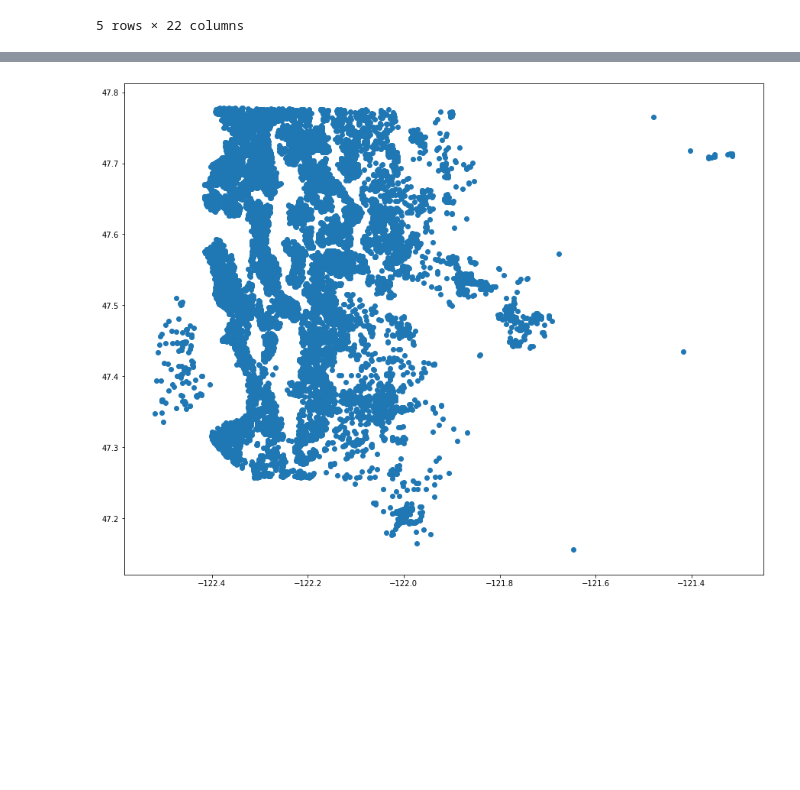
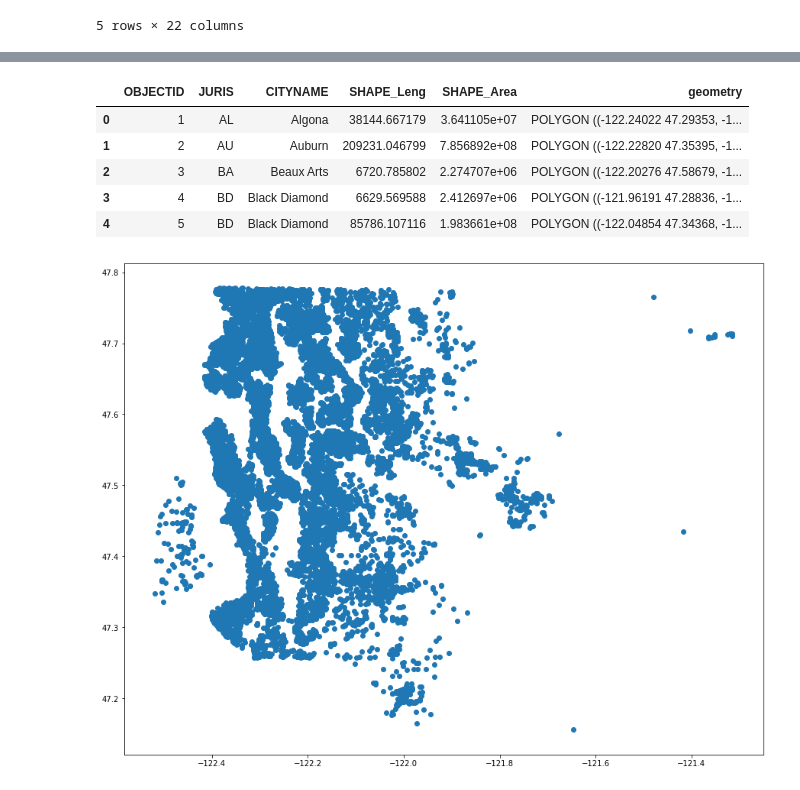
Before and after one commit to SlimHintz/King-County-Housing, a Jupyter notebook: eda/mapping.ipynb, the cells around one changed output, grey strips where cells are left out. Saved outputs shown, nothing was run; the diff lists cells and outputs as text; code cells hidden in the pictures; blank space fills up the shorter version.

```diff
--- a/eda/mapping.ipynb
+++ b/eda/mapping.ipynb
@@ -93,3 +85,12 @@ map_df.plot(ax=ax , vmin= 6000000, vmax = 6100000)
+# %%
+map_df.head()
+# %% [output]
+|  | OBJECTID | JURIS | CITYNAME | SHAPE_Leng | SHAPE_Area | geometry |
+| 0 | 1 | AL | Algona | 38144.667179 | 3.641105e+07 | POLYGON ((-122.24022 47.29353, -1... |
+| 1 | 2 | AU | Auburn | 209231.046799 | 7.856892e+08 | POLYGON ((-122.22820 47.35395, -1... |
+| 2 | 3 | BA | Beaux Arts | 6720.785802 | 2.274707e+06 | POLYGON ((-122.20276 47.58679, -1... |
+| 3 | 4 | BD | Black Diamond | 6629.569588 | 2.412697e+06 | POLYGON ((-121.96191 47.28836, -1... |
+| 4 | 5 | BD | Black Diamond | 85786.107116 | 1.983661e+08 | POLYGON ((-122.04854 47.34368, -1... |
 # %%
 fig,ax = plt.subplots(figsize = (15,15))
 # ax.set_ylim(5900000, 6300000)
```
Also changed, not shown: parts of 7 cells of this notebook, 24 other files.
